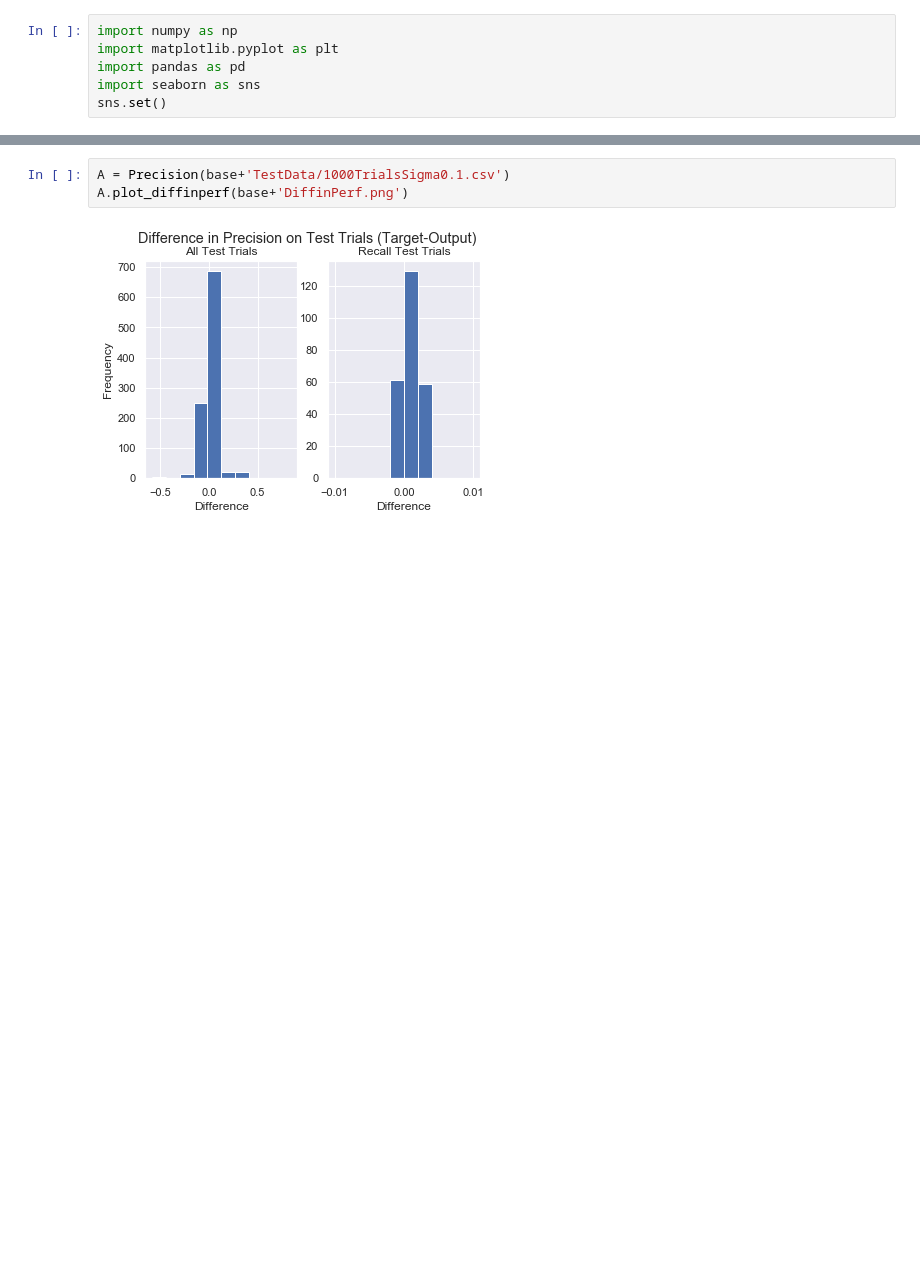
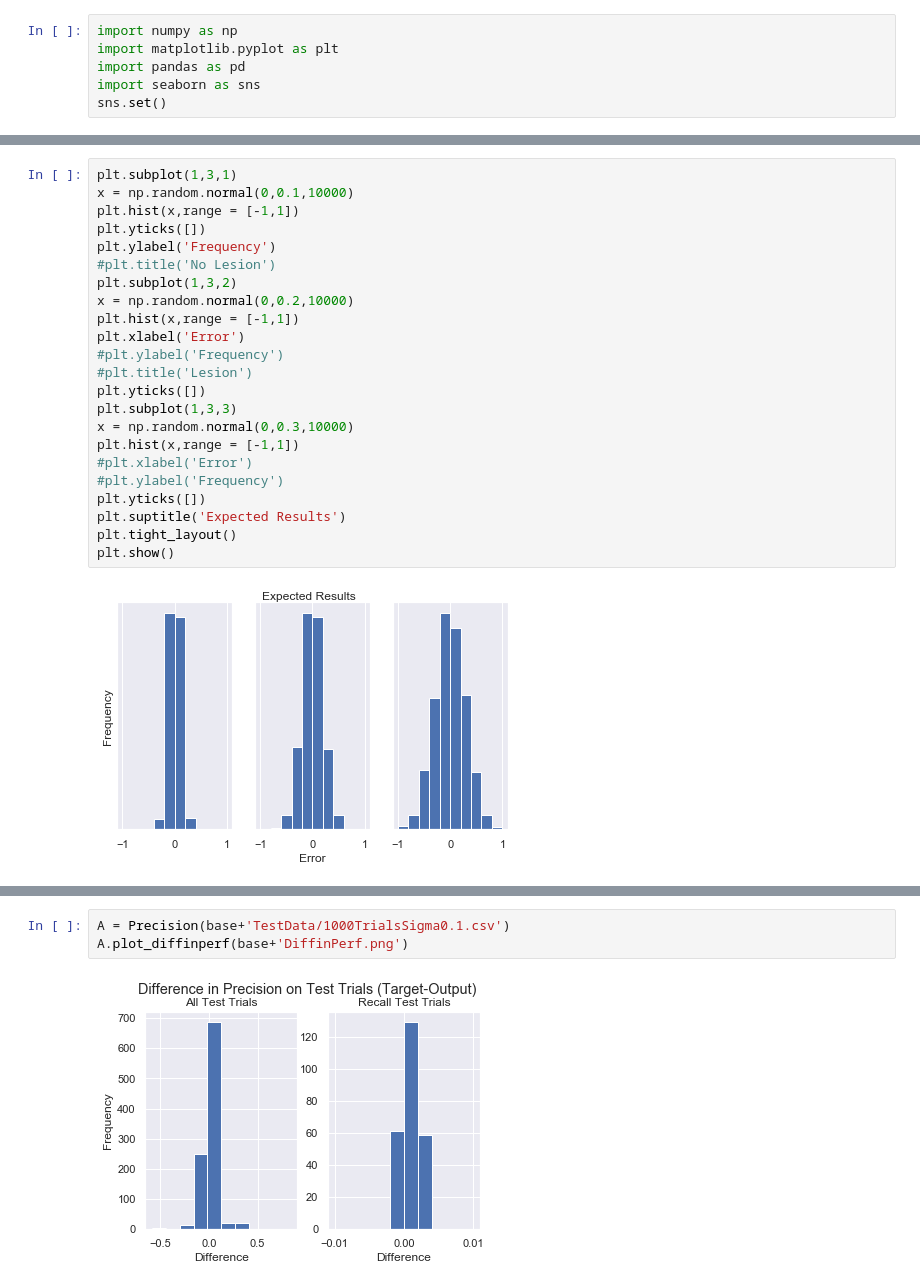
Before and after one commit to AneriSoni/workingmemory, a Jupyter notebook: analysis/decodedoutput.ipynb, the cells around one changed output, grey strips where cells are left out. Saved outputs shown, nothing was run; the diff lists cells and outputs as text; blank space fills up the shorter version.

```diff
--- a/analysis/decodedoutput.ipynb
+++ b/analysis/decodedoutput.ipynb
@@ -79 +115,26 @@ for f in files:
+# %%
+plt.subplot(1,3,1)
+x = np.random.normal(0,0.1,10000)
+plt.hist(x,range = [-1,1])
+plt.yticks([])
+plt.ylabel('Frequency')
+#plt.title('No Lesion')
+plt.subplot(1,3,2)
+x = np.random.normal(0,0.2,10000)
+plt.hist(x,range = [-1,1])
+plt.xlabel('Error')
+#plt.ylabel('Frequency')
+#plt.title('Lesion')
+plt.yticks([])
+plt.subplot(1,3,3)
+x = np.random.normal(0,0.3,10000)
+plt.hist(x,range = [-1,1])
+#plt.xlabel('Error')
+#plt.ylabel('Frequency')
+plt.yticks([])
+plt.suptitle('Expected Results')
+plt.tight_layout()
+plt.show()
+# %% [output]
+[figure, added]
 # %%
```
Also changed, not shown: parts of 9 cells of this notebook, 13 other files.
